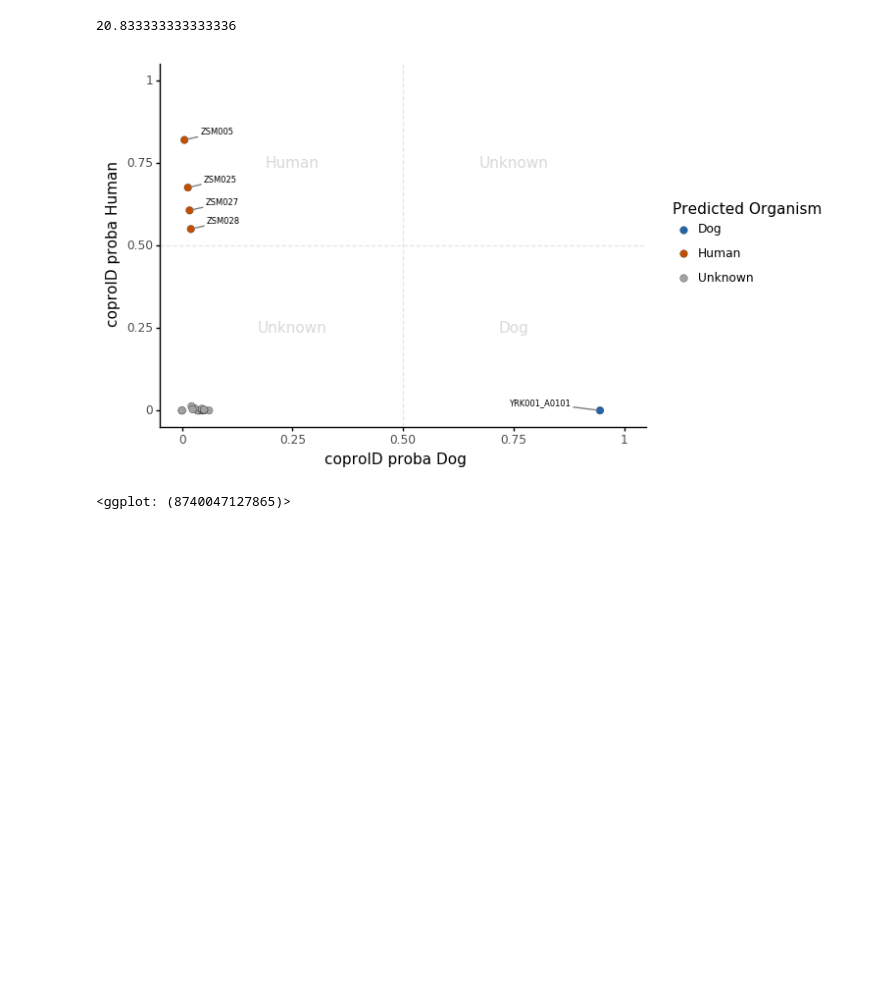
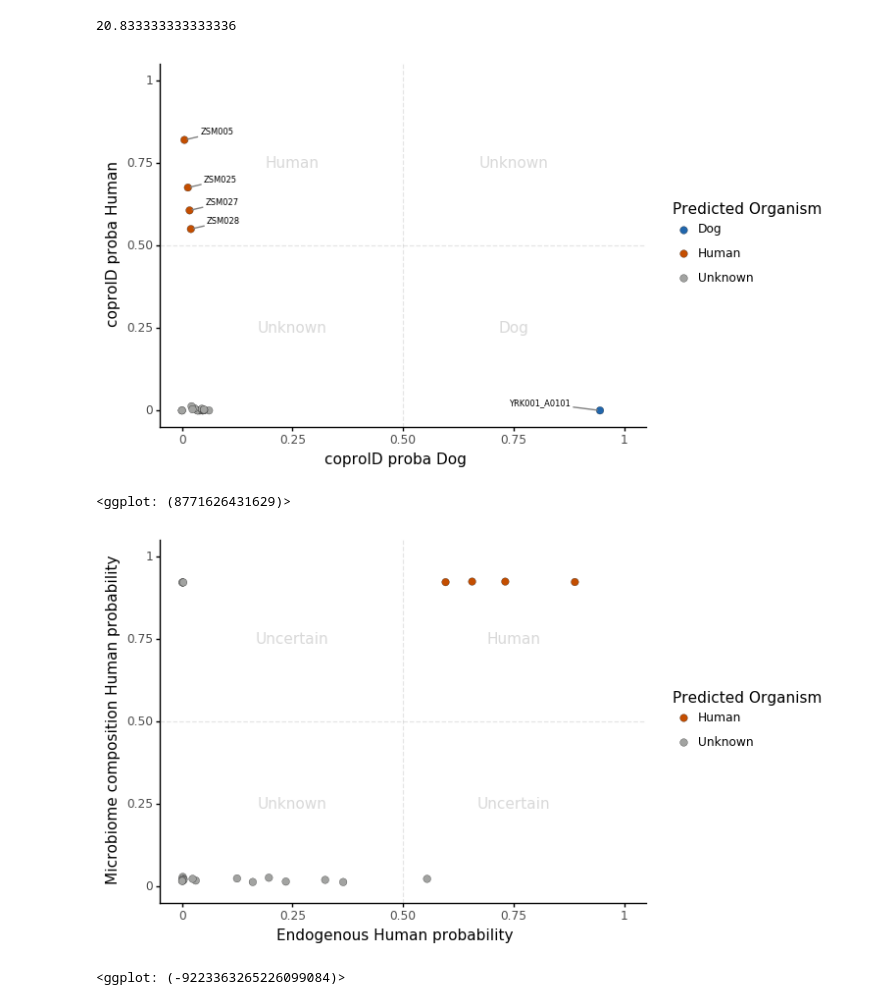
Before and after one commit to maxibor/coproid-article, a Jupyter notebook: figures/figure5/figure5.ipynb, the cells around one changed output. Saved outputs shown, nothing was run; the diff lists cells and outputs as text; code cells hidden in the pictures; blank space fills up the shorter version.

Commit message:
update figure 5

```diff
--- a/figures/figure5/figure5.ipynb
+++ b/figures/figure5/figure5.ipynb
@@ -114,12 +114,12 @@ d['consensus'].sum()/d['consensus'].count()*100
 # %% [output]
 20.833333333333336
 # %%
-d['coproID prediction'] = ['Unknown'] * d.shape[0]
-d['coproID prediction'] = np.where(d['coproID_proba_Canis_familiaris'] > 0.5, 'Dog', d['coproID prediction'])
-d['coproID prediction'] = np.where(d['coproID_proba_Homo_sapiens'] > 0.5, 'Human', d['coproID prediction'])
+d['coproID_prediction'] = ['Unknown'] * d.shape[0]
+d['coproID_prediction'] = np.where(d['coproID_proba_Canis_familiaris'] > 0.5, 'Dog', d['coproID_prediction'])
+d['coproID_prediction'] = np.where(d['coproID_proba_Homo_sapiens'] > 0.5, 'Human', d['coproID_prediction'])
 # %%
-d[['coproID_proba_Canis_familiaris','coproID_proba_Homo_sapiens', 'coproID prediction']]
-d['grepel_name'] = np.where(d['coproID prediction'] != 'Unknown', d.index, None)
+d[['coproID_proba_Canis_familiaris','coproID_proba_Homo_sapiens', 'coproID_prediction']]
+d['grepel_name'] = np.where(d['coproID_prediction'] != 'Unknown', d.index, None)
 # %%
 species_text = pd.DataFrame()
 # %%
@@ -128,7 +128,7 @@ species_text['y'] = [0.25, 0.25, 0.75, 0.75]
 species_text['text'] = ['Unknown', 'Dog', 'Unknown', 'Human']
 # %%
 p = ggplot(d, aes(x = 'coproID_proba_Canis_familiaris',y = 'coproID_proba_Homo_sapiens', label='grepel_name'))
-p = p + geom_point(aes(fill="coproID prediction"), color='black', stroke=0.1, size=3)
+p = p + geom_point(aes(fill="coproID_prediction"), color='black', stroke=0.1, size=3)
 p = p + theme_classic() + labs(x='coproID proba Dog',y = 'coproID proba Human')
 p = p + geom_text(size=6, adjust_text= {
     'expand_points': (2, 2),
@@ -144,8 +144,26 @@ p = p + geom_hline(yintercept=0.5, linetype='dashed', alpha=0.1)
 p = p + geom_vline(xintercept=0.5, linetype='dashed', alpha=0.1)
 p = p + scale_fill_manual(name='Predicted Organism', values = {'Human':'#c44e00', 'Dog':'#2166ac', 'Unknown':'#a2a3a1'})
 p = p + coord_cartesian(xlim=[0,1],ylim=[0,1])
-p.save("results/figure5.png", dpi=300)
+p.save("results/figure5A.png", dpi=300)
 p
 # %% [output]
 [figure]
-<ggplot: (8740047127865)>
+<ggplot: (8771626431629)>
+# %%
+species_text2 = species_text
+# %%
+species_text2['text'] = ['Unknown','Uncertain','Human','Uncertain']
+# %%
+p2 = ggplot(data=d.query('coproID_prediction != "Dog"'))
+p2 = p2 + geom_point(aes(x='normalized_bp_proportion_aligned_Homo_sapiens',y='metagenomic_proportion_Homo_sapiens', fill='coproID_prediction'), color='black', stroke=0.1, size=3)
+p2 = p2 + geom_hline(yintercept=0.5, linetype='dashed', alpha=0.1)
+p2 = p2 + geom_vline(xintercept=0.5, linetype='dashed', alpha=0.1)
+p2 = p2 + geom_text(data=species_text2, mapping=aes(x='x',y='y', label='text'), alpha=0.3, color='grey')
+p2 = p2 + scale_fill_manual(name='Predicted Organism', values = {'Human':'#c44e00', 'Dog':'#2166ac', 'Unknown':'#a2a3a1'})
+p2 = p2 + theme_classic() + labs(x='Endogenous Human probability',y = 'Microbiome composition Human probability')
+p2 = p2 + coord_cartesian(xlim=[0,1],ylim=[0,1])
+p2.save("results/figure5B.png", dpi=300)
+p2
+# %% [output]
+[figure, added]
+<ggplot: (-9223363265226099084)>
```
Also changed, not shown: parts of 2 cells of this notebook, 3 other files.
